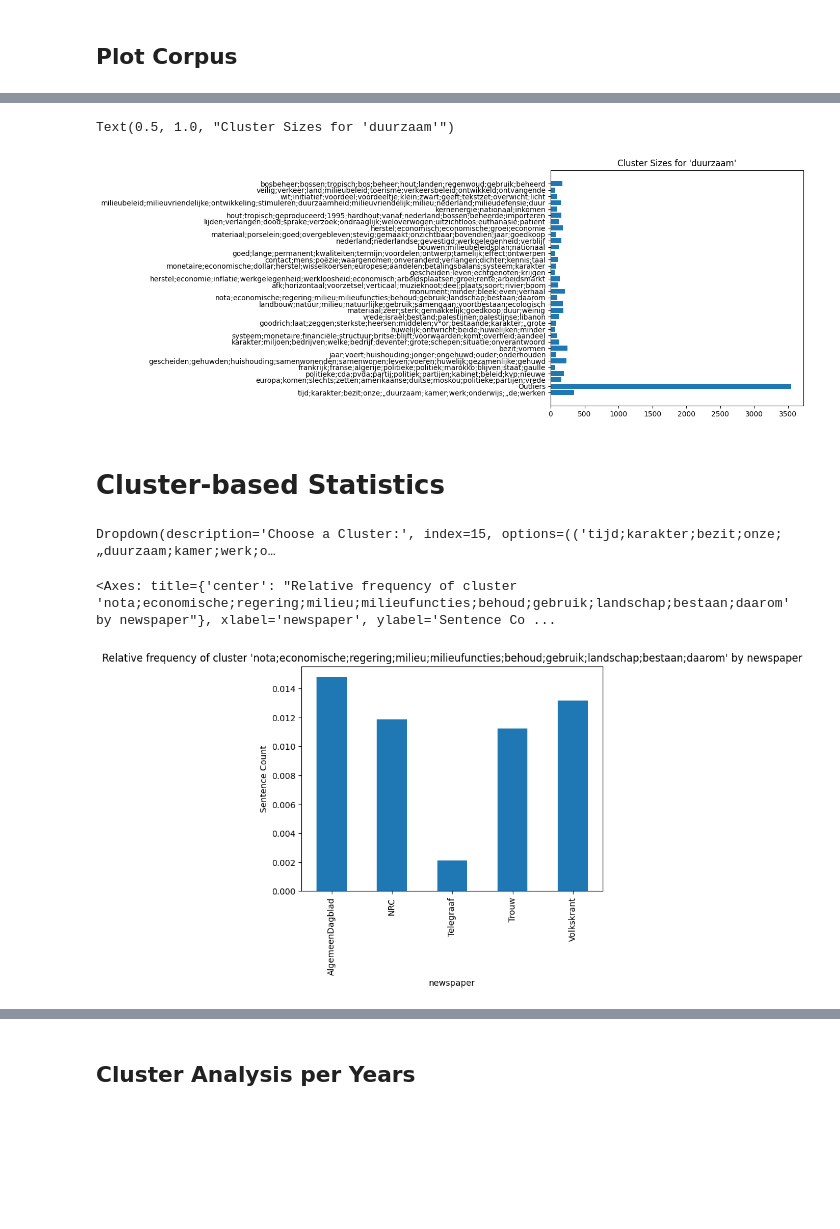
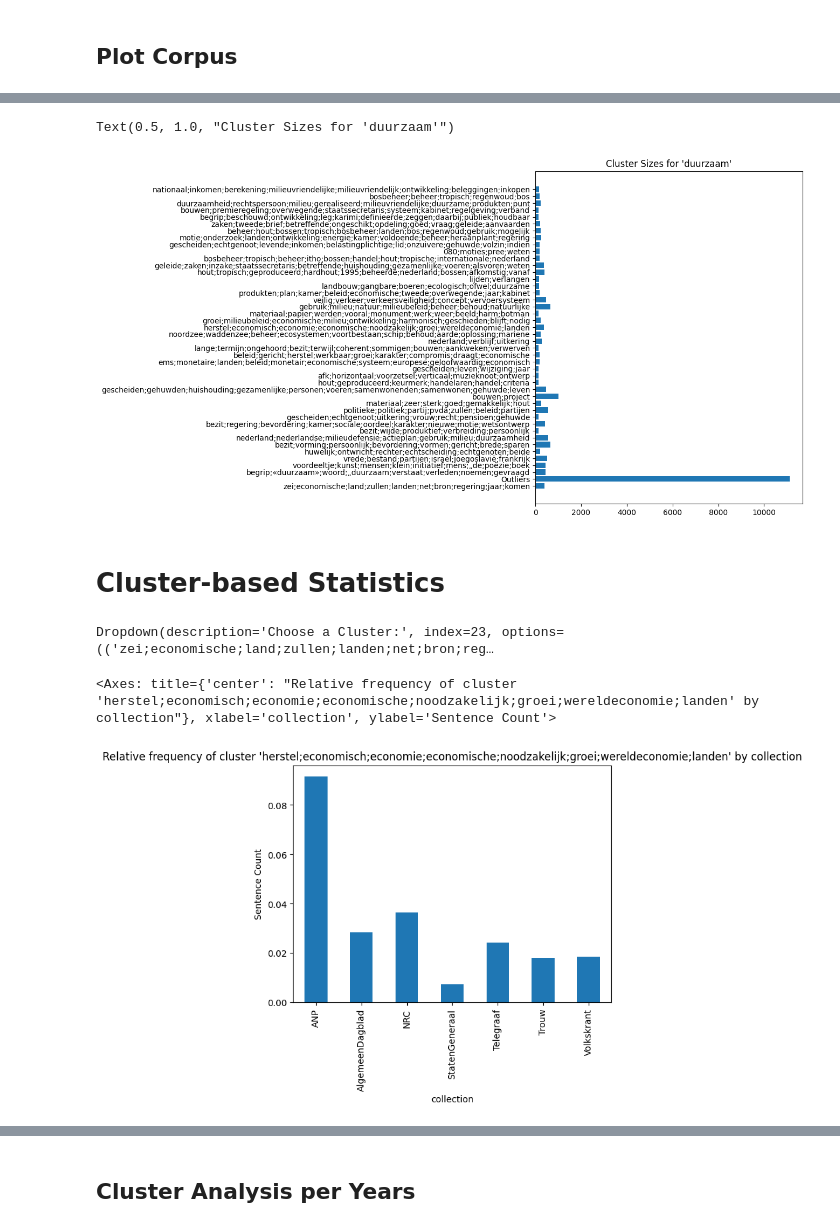
Before and after one commit to Semantics-of-Sustainability/tempo-embeddings, a Jupyter notebook: notebooks/term_frequency.ipynb, the cells around one changed output, grey strips where cells are left out. Drawn from its saved outputs; the diff is of its cells as text; code cells hidden in the pictures; blank space fills up the shorter version.

```diff
--- a/notebooks/term_frequency.ipynb
+++ b/notebooks/term_frequency.ipynb
@@ -74,9 +76,11 @@ db = WeaviateDatabaseManager(
 # %%
 from ipywidgets import widgets
 
+collections = list(db.get_available_collections())
+
 collection_selector = widgets.SelectMultiple(
-    options=list(db.get_available_collections()),
-    value=["Telegraaf", "Volkskrant", "NRC", "Trouw", "AlgemeenDagblad"],
+    options=collections,
+    value=collections,
     description="Choose a Collection:",
     disabled=False,
     style={"description_width": "initial"},
@@ -129,7 +133,9 @@ assert text_widget.value.strip(), "No search term provided"
 
 fig, ax = plt.subplots()
 
-ax.set_title(f"Passages containing the term '{text_widget.value}'")
+ax.set_title(
+    f"Passages containing the term '{text_widget.value}' (matchines sentences/total)"
+)
 
 scale = "log"
 ax.set_ylabel(f"Matching/Total Passages ({scale} scale)")
@@ -298,17 +321,10 @@ keyword_extractor = KeywordExtractor(
     corpus, exclude_words=STOPWORDS | {text_widget.value}
 ).fit()
 # %%
-%autoreload now
-
 from tempo_embeddings.text.keyword_extractor import KeywordExtractor
 from tempo_embeddings.visualization.jscatter import JScatterVisualizer
 
-visualizer = JScatterVisualizer(
-    corpus,
-    categorical_fields=["newspaper", "label"],
-    continuous_filter_fields=["year"],
-    keyword_extractor=keyword_extractor,
-)
+visualizer = JScatterVisualizer(corpus, keyword_extractor=keyword_extractor)
 visualizer.visualize()
 # %% [output]
 HBox(children=(VBox(children=(Button(button_style='primary', icon='arrows', layout=Layout(width='36px'), style…
@@ -317,16 +333,21 @@ HBox(children=(SelectMultiple(description='newspaper', index=(0, 1, 2, 3, 4), la
 [interactive output not drawn]
 # %%
+import logging
+
+if not visualizer.clusters:
+    logging.error("No clusters found")
+
 clusters = visualizer.clusters
 
 fig, ax = plt.subplots()
 fig.set_figheight(len(clusters) // 5)
 
 
 ax.barh([c.top_words_string() for c in clusters], [len(c) for c in clusters])
 ax.set_title(f"Cluster Sizes for '{text_widget.value}'")
 # %% [output]
 Text(0.5, 1.0, "Cluster Sizes for 'duurzaam'")
-[figure, old version]
+[figure, new version]
 # %% [markdown]
 # Cluster-based Statistics
 # %%
@@ -339,20 +360,16 @@ cluster_selector = widgets.Dropdown(
 )
 cluster_selector
 # %% [output]
-Dropdown(description='Choose a Cluster:', index=15, options=(('tijd;karakter;bezit;onze;„duurzaam;kamer;werk;o…
+Dropdown(description='Choose a Cluster:', index=23, options=(('zei;economische;land;zullen;landen;net;bron;reg…
 # %%
 cluster: Corpus = clusters[cluster_selector.value]
 # %%
-field = "newspaper"
+field = "collection"
 
 
-corpus_per_newspaper = pd.Series(
-    corpus.get_metadatas(field, default_value="NRC")
-).value_counts()
+corpus_per_newspaper = pd.Series(corpus.get_metadatas(field)).value_counts()
 
-cluster_per_newspaper = pd.Series(
-    cluster.get_metadatas(field, default_value="NRC")
-).value_counts()
+cluster_per_newspaper = pd.Series(cluster.get_metadatas(field)).value_counts()
 
 (cluster_per_newspaper / corpus_per_newspaper).sort_index().plot(
     kind="bar",
@@ -361,8 +378,8 @@ cluster_per_newspaper = pd.Series(
     ylabel="Sentence Count",
 )
 # %% [output]
-<Axes: title={'center': "Relative frequency of cluster 'nota;economische;regering;milieu;milieufuncties;behoud;gebruik;landschap;bestaan;daarom' by newspaper"}, xlabel='newspaper', ylabel='Sentence Co ...
+<Axes: title={'center': "Relative frequency of cluster 'herstel;economisch;economie;economische;noodzakelijk;groei;wereldeconomie;landen' by collection"}, xlabel='collection', ylabel='Sentence Count'>
-[figure, old version]
+[figure, new version]
 # %%
 field = "year"
 
```
Also changed, not shown: parts of 17 cells of this notebook.
